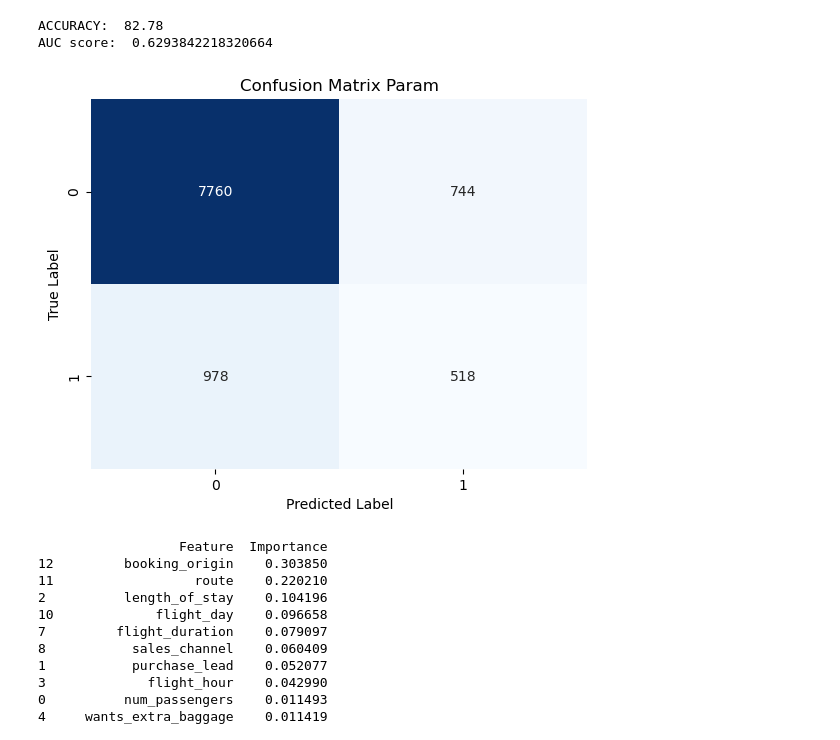
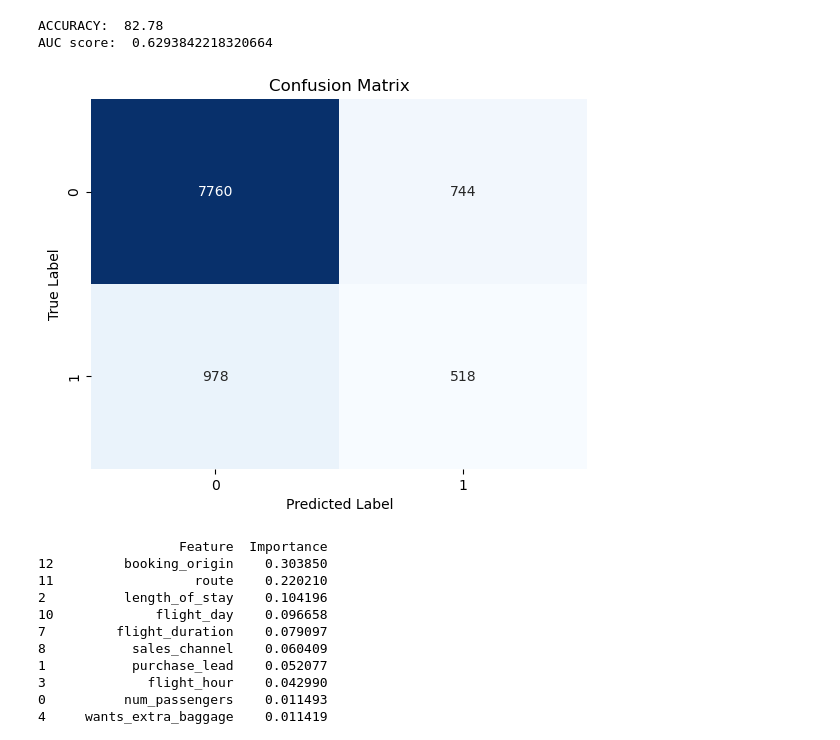
Before and after one commit to Ds2023/British_Airways_Predictive_Booking_Model, a Jupyter notebook: notebooks/eda.ipynb, the cells around one changed output. Drawn from its saved outputs; the diff is of its cells as text; code cells hidden in the pictures.

```diff
--- a/notebooks/eda.ipynb
+++ b/notebooks/eda.ipynb
@@ -1260,12 +1253,13 @@ AUC score:  0.6293842218320664
 # %%
 confusion_matrix_param = confusion_matrix(y_test,y_pred_param)
 sns.heatmap(confusion_matrix_param,annot=True,fmt='d',cmap='Blues',cbar=False)
 plt.ylabel("True Label")
 plt.xlabel("Predicted Label")
-plt.title("Confusion Matrix Param")
+plt.title("Confusion Matrix")
+plt.savefig("conf_matrix.png")
 plt.show()
 # %% [output]
-[figure, old version]
+[figure, new version]
 # %%
 classifier = hyperparam_model.named_steps['randomforestclassifier']
 # %%
```
Also changed, not shown: parts of 28 cells of this notebook, 3 other files.
